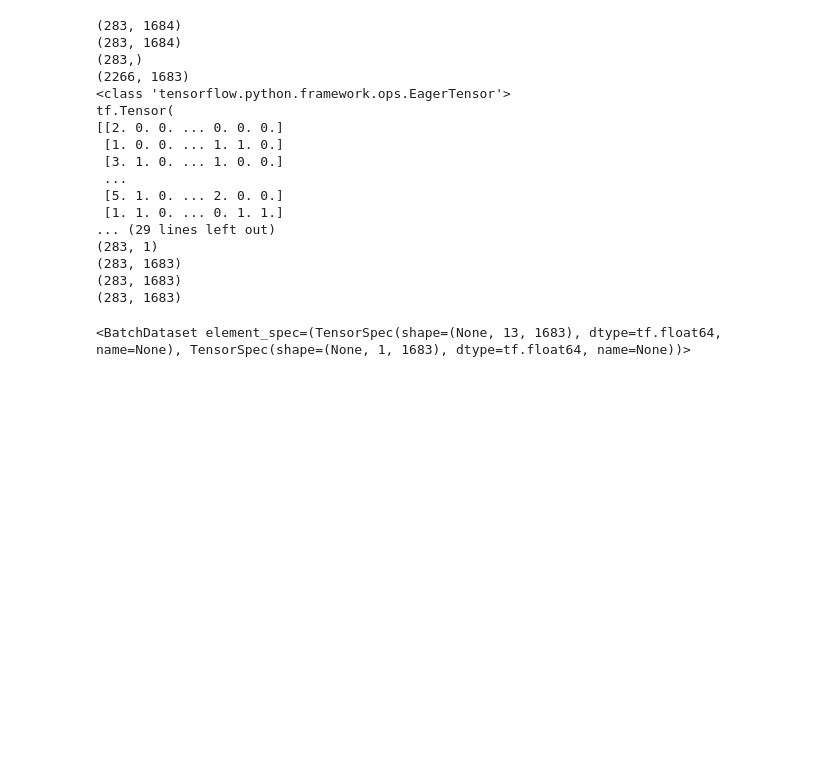
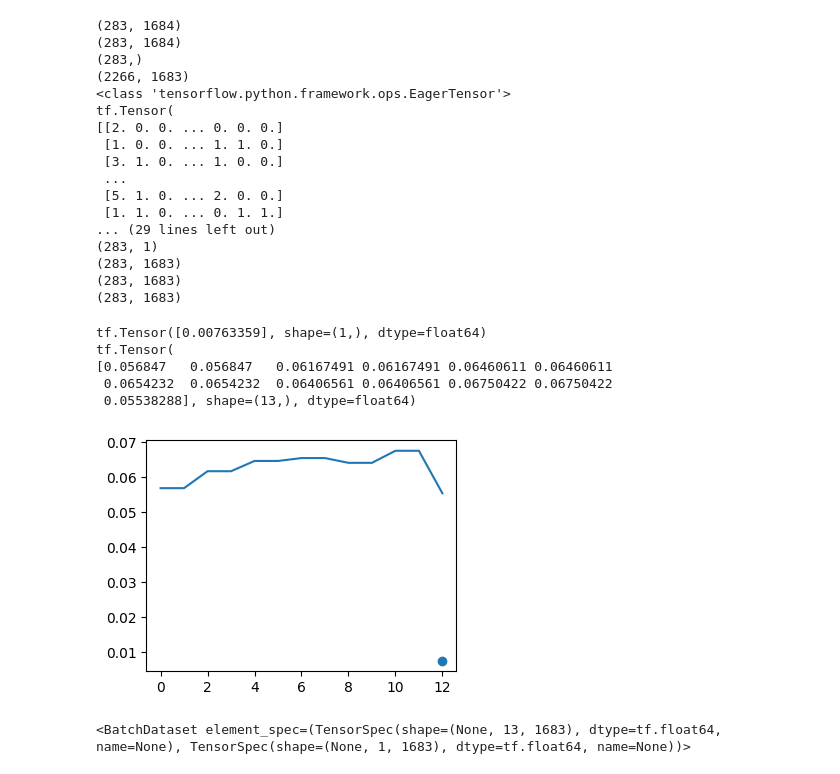
Before and after one commit to lvn2105/traffic_transformer, a Jupyter notebook: transformer_v2.ipynb, the cells around one changed output. Cells and saved outputs as stored; diff of their text form; code cells hidden in the pictures; blank space fills up the shorter version.

```diff
--- a/transformer_v2.ipynb
+++ b/transformer_v2.ipynb
@@ -459,9 +487,9 @@ print(x_test.shape)
 print(x_val.shape)
 print(test_time.shape)
 
-train_pos_enc = PositionalEmbedding(train_time,0.2)
-val_pos_enc = PositionalEmbedding(val_time,0.2)
-test_pos_enc = PositionalEmbedding(test_time,0.2)
+train_pos_enc = PositionalEmbedding(train_time,0.1)
+val_pos_enc = PositionalEmbedding(val_time,0.1)
+test_pos_enc = PositionalEmbedding(test_time,0.1)
 
 
 x_train,y_train = train_pos_enc(np.asarray(train_feat).astype('float32'))
@@ -485,6 +513,19 @@ tf.Tensor(
 (283, 1683)
 (283, 1683)
 (283, 1683)
+# %%
+plt.plot(x_train[0,:,2])
+
+plt.scatter(12,y_train[0,:,2])
+print(y_train[0,:,2])
+print(x_train[0,:,2])
+# %% [output]
+tf.Tensor([0.00763359], shape=(1,), dtype=float64)
+tf.Tensor(
+[0.056847   0.056847   0.06167491 0.06167491 0.06460611 0.06460611
+ 0.0654232  0.0654232  0.06406561 0.06406561 0.06750422 0.06750422
+ 0.05538288], shape=(13,), dtype=float64)
+[figure, added]
 # %%
 train_dataloader = tf.data.Dataset.from_tensor_slices((x_train, y_train)).shuffle(10000).batch(64)
 val_dataloader = tf.data.Dataset.from_tensor_slices((x_val, y_val)).shuffle(10000).batch(64)
```
Also changed, not shown: parts of 25 cells of this notebook.
